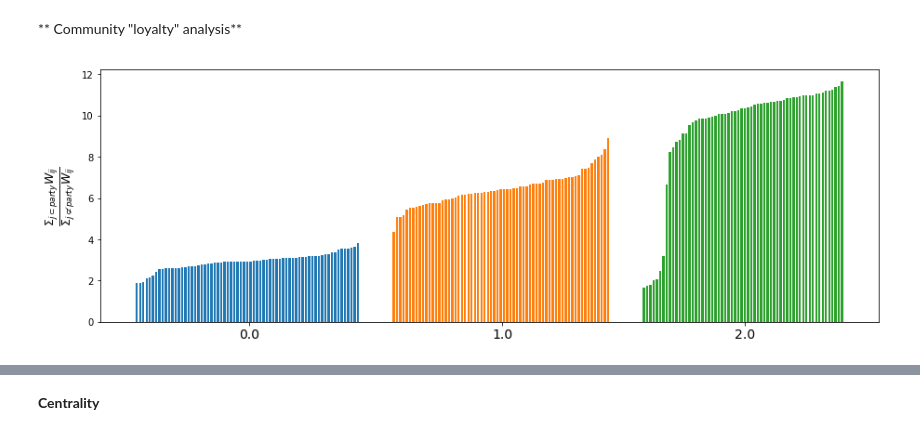
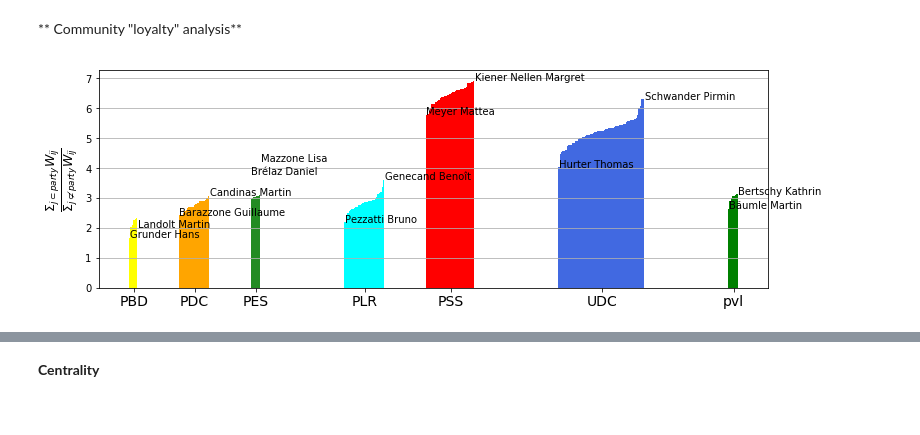
Before and after one commit to nikolaiorgland/conseil_national, a Jupyter notebook: Final_Project/final_project_notebook.ipynb, the cells around one changed output, grey strips where cells are left out. Saved outputs shown, nothing was run; the diff lists cells and outputs as text; code cells hidden in the pictures.

```diff
--- a/Final_Project/final_project_notebook.ipynb
+++ b/Final_Project/final_project_notebook.ipynb
@@ -131,13 +123,15 @@ visualize_modularity(modularity_data, years)
 # %% [markdown]
 ** Community "loyalty" analysis**
 # %%
-leg = ['50']
-leg_years = [3]
+leg = ['48','49','50']
+leg_years = None
 # Analyze for communities formed by modularity maximization
-community_type = 'modularity_max'
+community_type = 'party'
 
-communities, community_loyalty, node_loyalty, years = compute_community_loyalty(community_type, leg, leg_years)
+
+communities, community_size, community_loyalty, node_loyalty, years = compute_community_loyalty(community_type, leg, leg_years)
-# %%
-visualize_node_loyalty(node_loyalty[0], padding=10)
-# %% [output]
-[figure, removed]
+# %%
+node_index = pd.read_csv('node_indices/node_index_50_all.csv', sep =',')
+visualize_node_loyalty(node_loyalty[2], party_color_map, padding=30, node_list=node_index)
+# %% [output]
+[figure, added]
```
Also changed, not shown: parts of 24 cells of this notebook, 2 other files.
